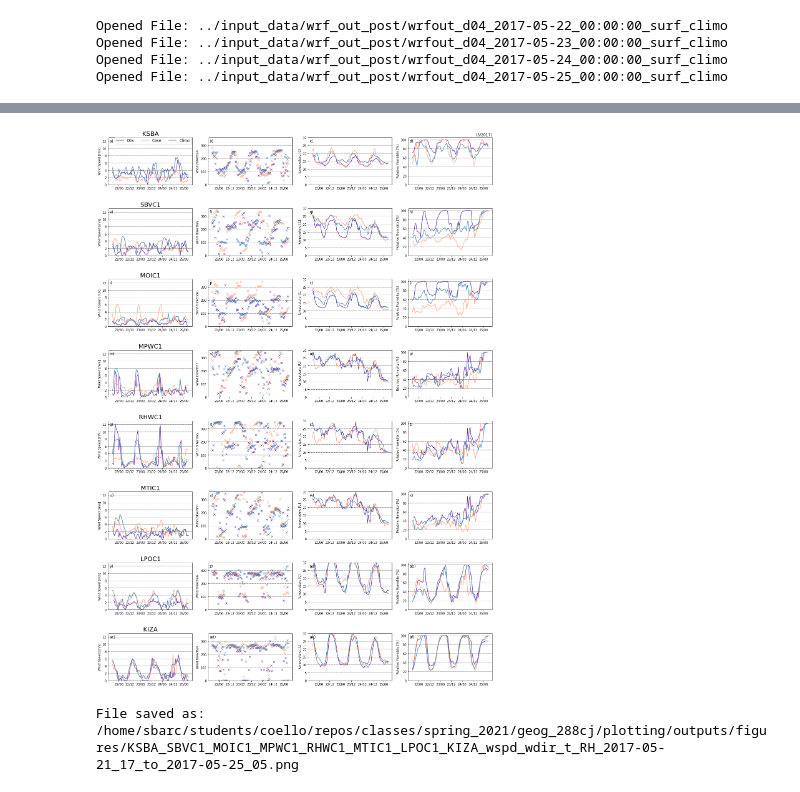
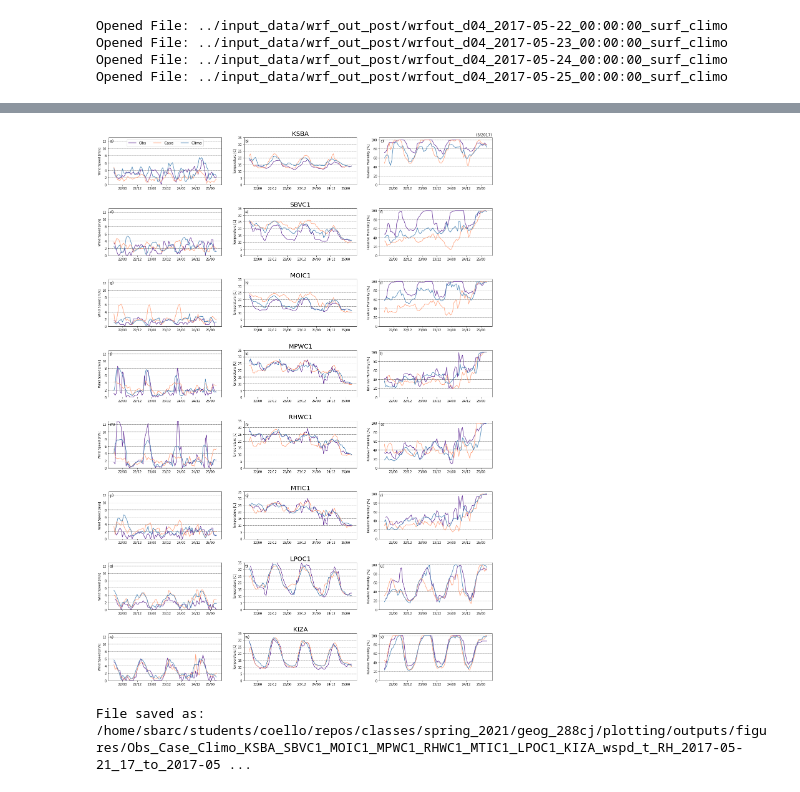
Before and after one commit to mmcoello/spring_2021, a Jupyter notebook: geog_288cj/plotting/analysis/station_data_v_wrf.ipynb, the cells around one changed output, grey strips where cells are left out. Drawn from its saved outputs; the diff is of its cells as text; code cells hidden in the pictures.

```diff
--- a/geog_288cj/plotting/analysis/station_data_v_wrf.ipynb
+++ b/geog_288cj/plotting/analysis/station_data_v_wrf.ipynb
@@ -161,6 +171,8 @@ Opened File: ../input_data/station_data/RHWC1_marine_layer_case_study.csv
 Opened File: ../input_data/station_data/MTIC1_marine_layer_case_study.csv
 Opened File: ../input_data/station_data/LPOC1_marine_layer_case_study.csv
 Opened File: ../input_data/station_data/KIZA_marine_layer_case_study.csv
+# %%
+da['station_height'] = (('station'), [10, 6.1, 6.1, 6.1, 6.1, 6.1, 6.1, 10])
 # %% [markdown]
 ## Open Simulation Results
 # %%
@@ -202,6 +214,9 @@ for i in range(len(stations)):
     # add station name as coordinate
     ds_tmp = ds_tmp.assign_coords(station = stations[i])
 
+    # just store one land use index per station
+    ds_tmp['lu_index'] = ds_tmp.lu_index.mean()
+
     # append xarray to a list
     da_list.append(ds_tmp)
 
@@ -212,3 +227,9 @@ Opened File: ../input_data/wrf_out_post/wrfout_d03_2017-05-22_00:00:00_surf
 Opened File: ../input_data/wrf_out_post/wrfout_d03_2017-05-23_00:00:00_surf
 Opened File: ../input_data/wrf_out_post/wrfout_d03_2017-05-24_00:00:00_surf
 Opened File: ../input_data/wrf_out_post/wrfout_d03_2017-05-25_00:00:00_surf
+# %%
+# manual convert land use index to roughness length
+#https://www.researchgate.net/figure/Land-use-index-of-USGS-categories_tbl2_272905749
+# https://www.researchgate.net/figure/Land-use-category-and-prescribed-values-of-roughness-length-for-each-land-use-dataset_tbl3_325664305
+# https://www.researchgate.net/figure/Terrain-types-roughness-length_tbl1_326967923
+dwrf['z0'] = (('station'), [0.5, 0.056, 0.4, 0.5, 0.5, 0.056, 0.056, 0.4])
@@ -301,6 +364,8 @@ def plot_station_winds(data, data_names, data_cols, date_time, stations, var, va
 
     var_names = ''
     stat_names = ''
+    data_names_list = ''
+
     subfig = ['a)', 'b)', 'c)', 'd)', 'e)', 'f)', 'g)', 'h)', 'i)', 'j)', 'k)', 'l)', 'm)', 'n)', 'o)',
              'p)', 'q)', 'r)', 's)', 't)', 'u)', 'v)', 'w)', 'x)', 'y)', 'z)', 'aa)', 'ab)', 'ac)', 'ad)', 'ae)', 'af)']
 
@@ -323,14 +388,14 @@ def plot_station_winds(data, data_names, data_cols, date_time, stations, var, va
                 ln1 = ax.plot(data[m].time, data[m][var[j]].sel(station = stations[i]), data_cols[m], \
                           label=data_names[m], linestyle = line_sty[j][0], marker = line_sty[j][1])
 
+
                 if (i == 0 and j == 0):
                     lns += ln1
+                    data_names_list = data_names_list + '_' + data_names[m]
+
 
             ax.set_ylabel(var_labs[j], multialignment='center')
             ax.set_ylim(var_lims[j])
-
-#             ln2 = ax.plot(wrf.time, wrf[wrf_var[j]].sel(station = stations[i]), 'lightsalmon', label='Modeled', \
-#                          linestyle = line_sty[j][0], marker = line_sty[j][1])
 
             # make x laeled dates prettier
             ax.xaxis.set_major_formatter(mdates.DateFormatter('%d/%H'))
@@ -347,40 +412,45 @@ def plot_station_winds(data, data_names, data_cols, date_time, stations, var, va
 
             if (j == station_lab):
                 plt.title(stations[i], loc = 'center', size = 20)
 
 
             if (i == 0 and j == 0):
                 # add legend
 #                 lns = ln1 + ln2
                 labs = [l.get_label() for l in lns]
-                ax.legend(lns, labs, loc='upper left',  bbox_to_anchor=leg_box, ncol=3, prop={'size': 12})
+                ax.legend(lns, labs, loc='upper center', ncol=3, prop={'size': 12}) #bbox_to_anchor=leg_box
 
             if (i == 1):
                 var_names = var_names + '_' + str(var[j])
 
 
             k += 1
 
         stat_names = stat_names + '_' + stations[i]
 
     # Save and display figure
-    plot_name = stat_names[1:] + var_names + '_' + str(date_time.values[0])[:-16].replace('T', '_') + \
+    plot_name = data_names_list[1:] + stat_names + var_names + '_' + str(date_time.values[0])[:-16].replace('T', '_') + \
                 '_to_' + str(date_time.values[-1])[:-16].replace('T', '_') + '.png'
     plt.savefig(outdir+plot_name,  bbox_inches='tight', dpi = 120)
     plt.show()
     print('File saved as:', outdir+plot_name, '\n')
 
 
-station_vars = ['wspd', 'wdir', 't', 'RH']
-var_labels = ['Wind Speed [' + wnd_units + ']', 'Wind Direction', 'Temperature [C]', 'Relative Humidity [%]']
-var_lims = [(0,13), (0, 360), (0,30), (0,105)]
-line_labs = [('-', None), ('','x'), ('-', None), ('-', None)]
+# station_vars = ['wspd', 'wdir', 't', 'RH']
+# var_labels = ['Wind Speed [' + wnd_units + ']', 'Wind Direction', 'Temperature [C]', 'Relative Humidity [%]']
+# var_lims = [(0,13), (0, 360), (0,30), (0,105)]
+# line_labs = [('-', None), ('','x'), ('-', None), ('-', None)]
+
+station_vars = ['wspd', 't', 'RH']
+var_labels = ['Wind Speed [' + wnd_units + ']', 'Temperature [C]', 'Relative Humidity [%]']
+var_lims = [(0,13), (0,35), (0,105)]
+line_labs = [('-', None), ('-', None), ('-', None)]
 
 
 plot_station_winds([da, dwrf, dclimo], ['Obs', 'Case', 'Climo'], \
                    ['rebeccapurple', 'lightsalmon', 'steelblue'], da.time, stations,  station_vars, \
-                   var_labels, var_lims, line_labs, 0, \
-                   (0.05, 1.05), wnd_units, (22, 32), fig_outdir)
+                   var_labels, var_lims, line_labs, 1, \
+                   (0.07, 1.05), wnd_units, (22, 32), fig_outdir)
 # %% [output]
-[figure, old version]
+[figure, new version]
-File saved as: /home/sbarc/students/coello/repos/classes/spring_2021/geog_288cj/plotting/outputs/figures/KSBA_SBVC1_MOIC1_MPWC1_RHWC1_MTIC1_LPOC1_KIZA_wspd_wdir_t_RH_2017-05-21_17_to_2017-05-25_05.png
+File saved as: /home/sbarc/students/coello/repos/classes/spring_2021/geog_288cj/plotting/outputs/figures/Obs_Case_Climo_KSBA_SBVC1_MOIC1_MPWC1_RHWC1_MTIC1_LPOC1_KIZA_wspd_t_RH_2017-05-21_17_to_2017-05 ...
```
Also changed, not shown: parts of 8 cells of this notebook, 25 other files.
